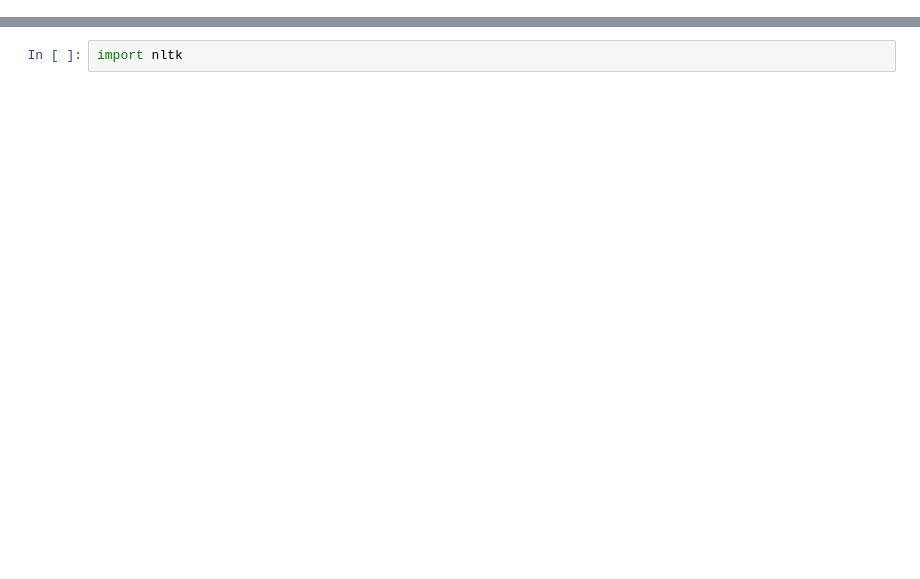
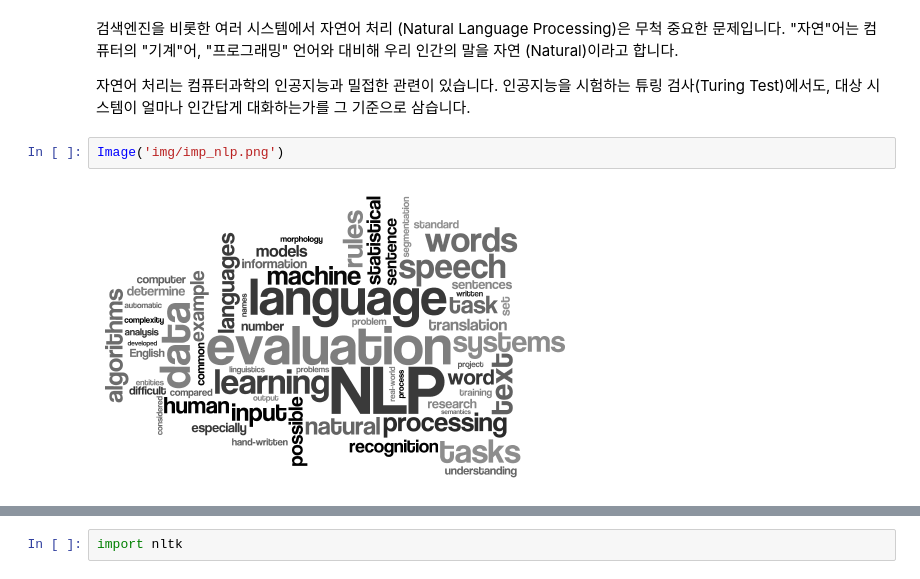
Before and after one commit to lseongjoo/bigpy, a Jupyter notebook: 자연어 처리.ipynb, the cells around one changed output, grey strips where cells are left out. Drawn from its saved outputs; the diff is of its cells as text; blank space fills up the shorter version.

```diff
--- a/자연어 처리.ipynb
+++ b/자연어 처리.ipynb
@@ -2,0 +8,8 @@ from IPython.display import Image # IPython Notebook 내 이미지 표시
+# %% [markdown]
+검색엔진을 비롯한 여러 시스템에서 자연어 처리 (Natural Language Processing)은 무척 중요한 문제입니다. "자연"어는 컴퓨터의 "기계"어, "프로그래밍" 언어와 대비해 우리 인간의 말을 자연 (Natural)이라고 합니다.
+
+자연어 처리는 컴퓨터과학의 인공지능과 밀접한 관련이 있습니다. 인공지능을 시험하는 튜링 검사(Turing Test)에서도, 대상 시스템이 얼마나 인간답게 대화하는가를 그 기준으로 삼습니다.
+# %%
+Image('img/imp_nlp.png')
+# %% [output]
+[figure, added]
```
Also changed, not shown: parts of 6 cells of this notebook.
